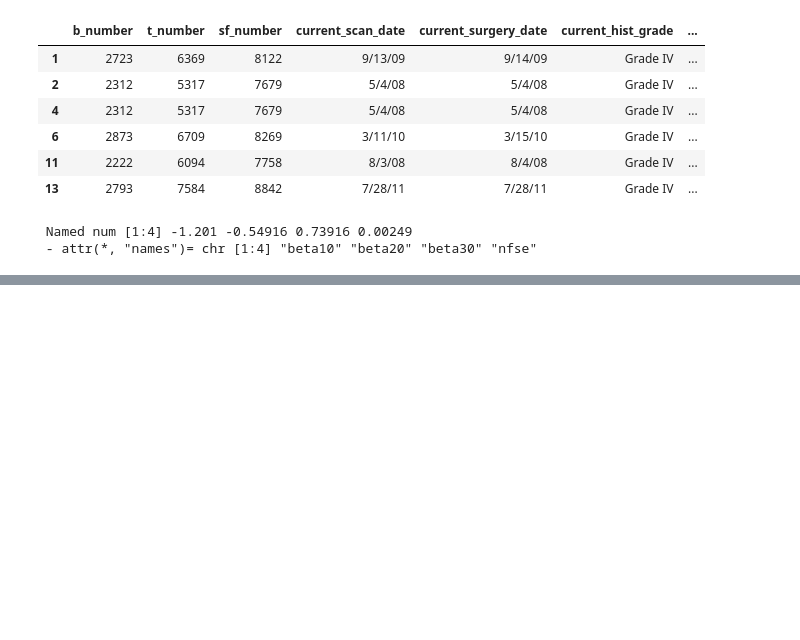
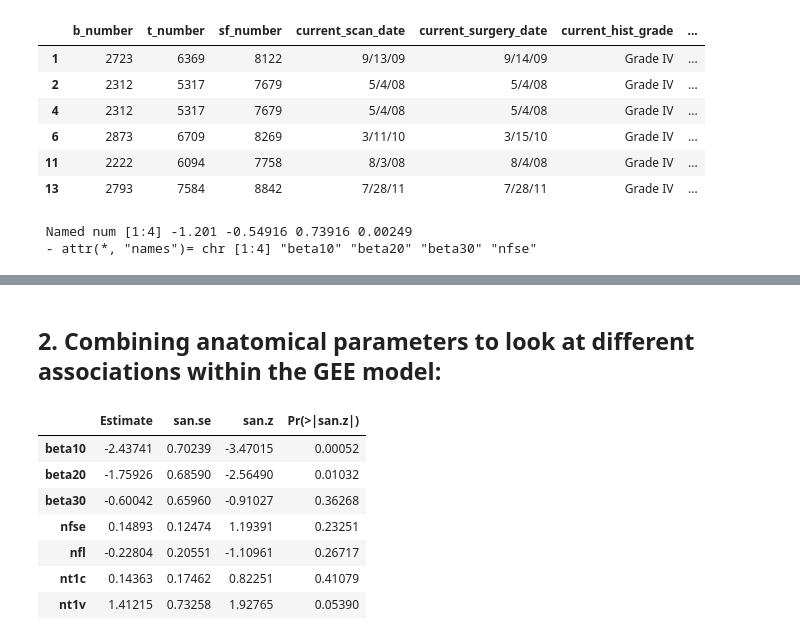
Before and after one commit to julclu/DataWrangling, a Jupyter notebook: AnalyzeData/AllBiopsies/DataSummary_TumorScore_Anatomical.ipynb, the cells around one changed output, grey strips where cells are left out. Drawn from its saved outputs; the diff is of its cells as text; code cells hidden in the pictures; blank space fills up the shorter version.

```diff
--- a/AnalyzeData/AllBiopsies/DataSummary_TumorScore_Anatomical.ipynb
+++ b/AnalyzeData/AllBiopsies/DataSummary_TumorScore_Anatomical.ipynb
@@ -232,3 +221,21 @@ head(recgli)
 | 2312 | 5317 | 7679 | 5/4/08 | 5/4/08 | Grade IV | Glioblastoma | ... |
 | 2379 | 5950 | 7930 | 1/25/09 | 1/26/09 | Treatment Effect | Treatment Effect | ... |
 | 2873 | 6709 | 8269 | 3/11/10 | 3/15/10 | Grade IV | Glioblastoma | ... |
+# %% [markdown]
+## 2. Combining anatomical parameters to look at different associations within the GEE model:
+# %%
+#library(multgee)
+recgli$tumor_cell_evaluation = as.character(recgli$tumor_cell_evaluation)
+recgli$tumor_cell_evaluation = as.numeric(recgli$tumor_cell_evaluation)
+anat.fit = ordLORgee(formula = tumor_cell_evaluation ~ nfse+nfl+nt1c+nt1v, link = "logit",
+                      id = t_number, data = recgli, LORstr = "category.exch")
+summary(anat.fit)$coefficients
+# %% [output]
+|  | Estimate | san.se | san.z | Pr(>|san.z|) |
+| beta10 | -2.43741 | 0.70239 | -3.47015 | 0.00052 |
+| beta20 | -1.75926 | 0.68590 | -2.56490 | 0.01032 |
+| beta30 | -0.60042 | 0.65960 | -0.91027 | 0.36268 |
+| nfse | 0.14893 | 0.12474 | 1.19391 | 0.23251 |
+| nfl | -0.22804 | 0.20551 | -1.10961 | 0.26717 |
+| nt1c | 0.14363 | 0.17462 | 0.82251 | 0.41079 |
+| nt1v | 1.41215 | 0.73258 | 1.92765 | 0.05390 |
```
Also changed, not shown: parts of 10 cells of this notebook, 5 other files.
